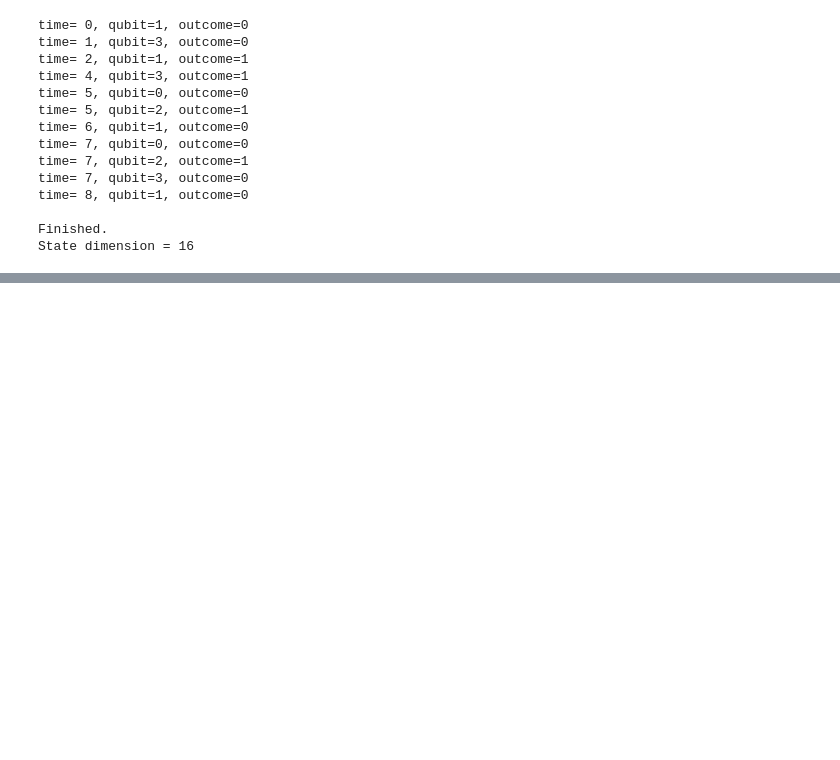
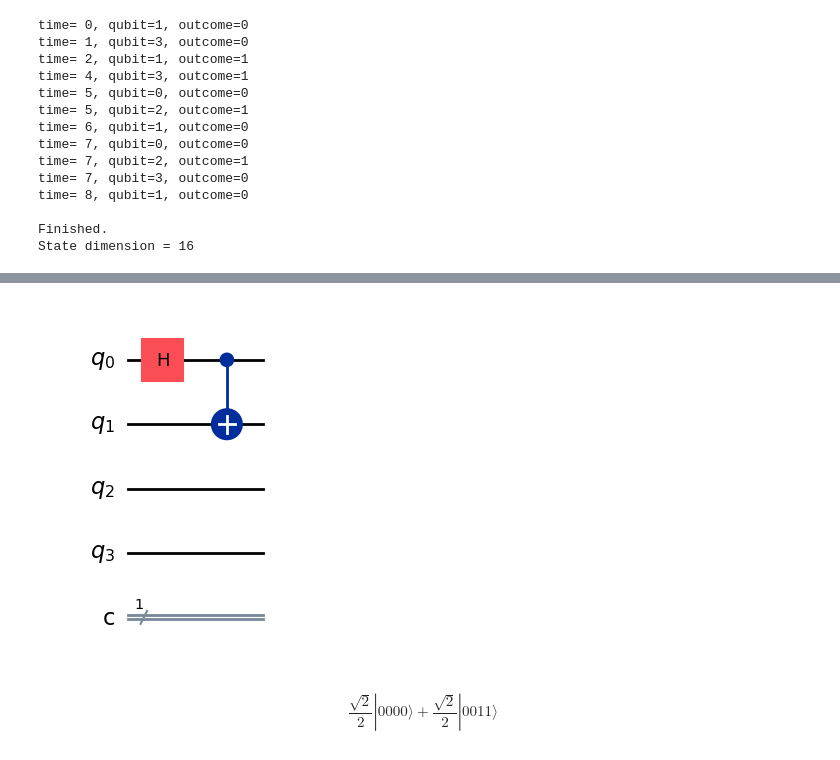
Before and after one commit to AKookani/BrickwallCliffordCircuit, a Jupyter notebook: Toy_MIPTs_with_Qiskit_Stablizers.ipynb, the cells around one changed output, grey strips where cells are left out. Cells and saved outputs as stored; diff of their text form; code cells hidden in the pictures; blank space fills up the shorter version.

```diff
--- a/Toy_MIPTs_with_Qiskit_Stablizers.ipynb
+++ b/Toy_MIPTs_with_Qiskit_Stablizers.ipynb
@@ -585,0 +682,80 @@ State dimension = 16
+# %%
+p_measure=0.5
+T=10 #circuit depth
+seed=7
+
+# Random Number Generator
+rng = np.random.default_rng(seed)
+
+qc = QuantumCircuit(4, 1)
+
+# ancilla-system Bell pair
+qc.h(0)
+qc.cx(0,1)
+display(qc.draw('mpl'))
+
+state = Statevector.from_instruction(qc)
+display(state.draw('latex'))
+
+rho_q0 = partial_trace(state, [1,2,3])
+
+purification_time = None
+
+print("t=0, S0 =", entropy(rho_q0, base=2))
+
+for t in range(1, T+1):
+
+  # random Clifford layer
+  clifford_layer = QuantumCircuit(4)
+
+  #gate = rng.choice(["H","S", "Z", "-S", "CX"])
+  gate = rng.choice(["H","S", "CX"])
+
+  if gate=="H":
+    clifford_layer.h(rng.integers(low=1, high=4))
+
+  elif gate=="S":
+    clifford_layer.s(rng.integers(low=1, high=4))
+
+  elif gate=="CX":
+    q1,q2 = rng.choice(range(1, 4),2,replace=False)
+    clifford_layer.cx(q1,q2)
+
+  #display(clifford_layer.draw('mpl'))
+
+  state = state.evolve(clifford_layer)
+  qc = qc.compose(clifford_layer)
+  display(qc.draw('mpl'))
+  print("evolevd state:")
+  display(state.draw('latex'))
+
+  # random measurements
+
+  random = rng.random()
+  #print(f"measurement probability = {random:.2f}")
+  if random < p_measure:
+    q = rng.integers(low=1, high=4)
+    outcome, collapsed = state.measure([q])
+    qc.measure(q, 0)
+    display(qc.draw('mpl'))
+    state = collapsed
+    print(f"Measured qubit {q} -> outcome {outcome}")
+    print("collapsed state:")
+    display(state.draw('latex'))
+  #else:
+    #print("No measurement")
+
+
+  rho_q0 = partial_trace(state, [1,2,3])
+  S = entropy(rho_q0, base=2)
+
+  print(f"t={t}, S0={S:.2f}")
+
+  if purification_time is None and S < 1e-2:
+    purification_time = t
+
+
+print("Purification time =", purification_time)
+# %% [output]
+[figure, added]
+$$\frac{\sqrt{2}}{2} |0000\rangle+\frac{\sqrt{2}}{2} |0011\rangle$$
```
Also changed, not shown: parts of 20 cells of this notebook.
